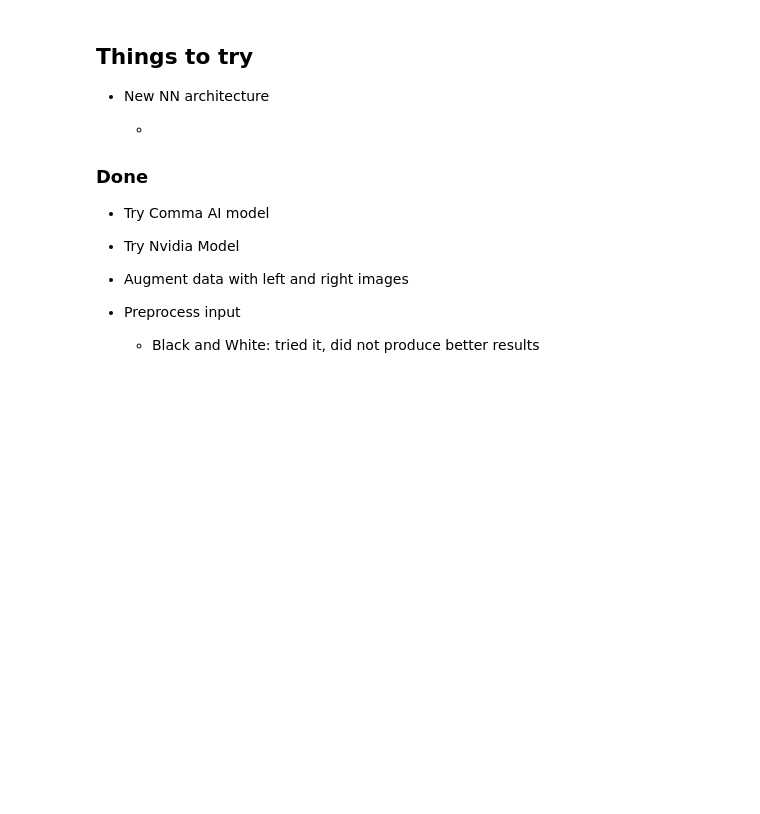
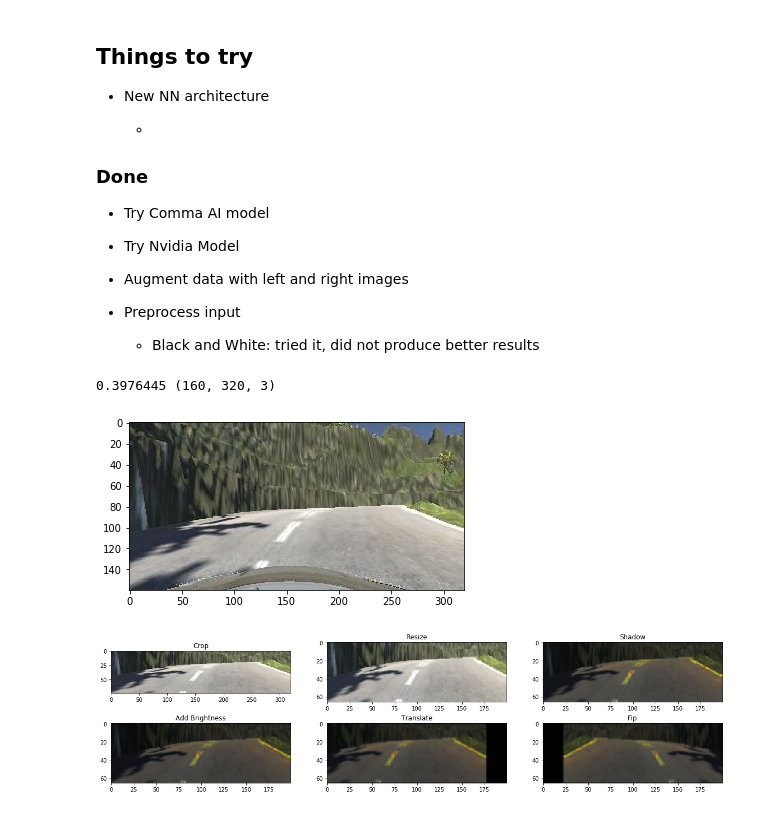
Before and after one commit to sebasibarguen/CarND-Behavioral-Cloning-P3, a Jupyter notebook: Explore.ipynb, the cells around one changed output. Cells and saved outputs as stored; diff of their text form; code cells hidden in the pictures; blank space fills up the shorter version.

```diff
--- a/Explore.ipynb
+++ b/Explore.ipynb
@@ -109,8 +105,5 @@ samples_per_epoch = int(X_train.shape[0] / batch_size) * 2 * batch_size
 # %%
 def random_shadow(image):
-    """
-    Generates and adds random shadow
-    """
 
     height, width, ch = image.shape
     # (x1, y1) and (x2, y2) forms a line
@@ -138,9 +131,7 @@ def random_shadow(image):
 
 
 def random_brightness(image):
-    """
-    Randomly adjust brightness of the image.
-    """
+
     # HSV (Hue, Saturation, Value) is also called HSB ('B' for Brightness).
     hsv = cv2.cvtColor(image, cv2.COLOR_RGB2HSV)
     ratio = 1.0 + 0.4 * (np.random.rand() - 0.5)
@@ -149,9 +140,6 @@ def random_brightness(image):
 
 
 def random_translate(image, angle, range_x=100, range_y=10):
-    """
-    Randomly shift the image virtially and horizontally (translation).
-    """
     trans_x = range_x * (np.random.rand() - 0.5)
     trans_y = range_y * (np.random.rand() - 0.5)
     angle += trans_x * 0.002
@@ -225,7 +213,7 @@ def gen_batches(X, y, batch_size=256, training=True):
                 row = X[i_row]
                 angle = y[i_row]
 
-                img, angle = preprocessed_random_image(row, angle, './data')
+                img, angle = preprocessed_random_image(row, angle, './' + root_dir)
 
                 if np.random.rand() < near_0_sampling_prob and angle < near_0_threshold and training:
                     continue
@@ -292,3 +266,48 @@ plt.show()
+# %%
+i = random.randint(0, X.shape[0])
+
+img_path = root_dir + '/' + X[i][0]
+img = cv2.imread(img_path)
+angle = y[i]
+
+
+img = cv2.cvtColor(img, cv2.COLOR_BGR2RGB)
+print(angle, img.shape)
+plt.imshow(img)
+plt.show()
+
+fig, axes = plt.subplots(nrows=2, ncols=3, figsize=(20, 5))
+
+#Crop
+img = img[60:-25, :, :]
+axes[0][0].imshow(img)
+axes[0][0].set_title('Crop')
+#Resize
+img = cv2.resize(img, (resize_shape[1], resize_shape[0]), cv2.INTER_AREA)
+axes[0][1].imshow(img)
+axes[0][1].set_title('Resize')
+# Add shadow
+img = random_shadow(img)
+axes[0][2].imshow(img)
+axes[0][2].set_title('Shadow')
+#Change color
+img = random_brightness(img)
+axes[1][0].imshow(img)
+axes[1][0].set_title('Add Brightness')
+# Translate
+img, angle = random_translate(img, angle, 100, 10)
+axes[1][1].imshow(img)
+axes[1][1].set_title('Translate')
+# Random flip
+img, angle = random_flip(img, angle)
+axes[1][2].imshow(img)
+axes[1][2].set_title('Fip')
+
+plt.show()
+# %% [output]
+0.3976445 (160, 320, 3)
+[figure, added]
+[figure, added]
 # %%
 plt.hist(y, bins=100)
 plt.show()
```
Also changed, not shown: parts of 9 cells of this notebook, 3 other files.
